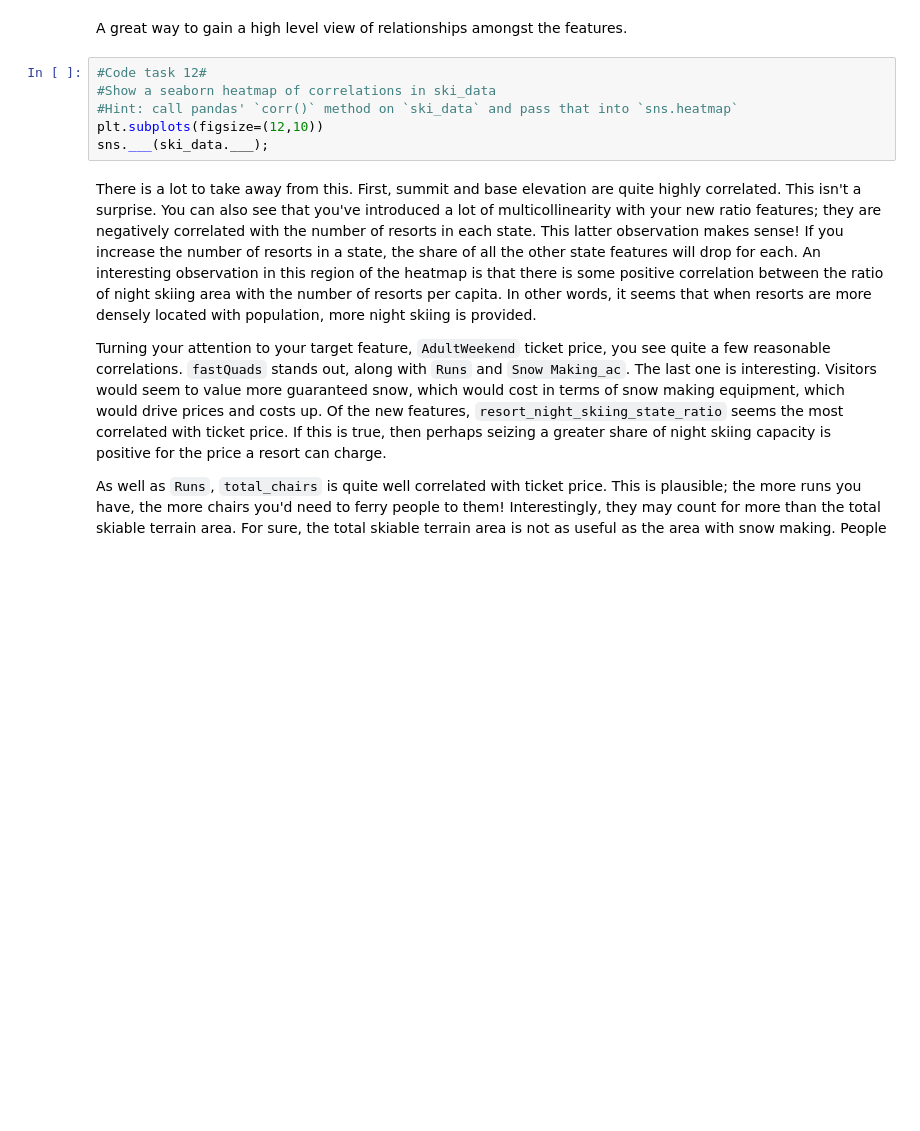
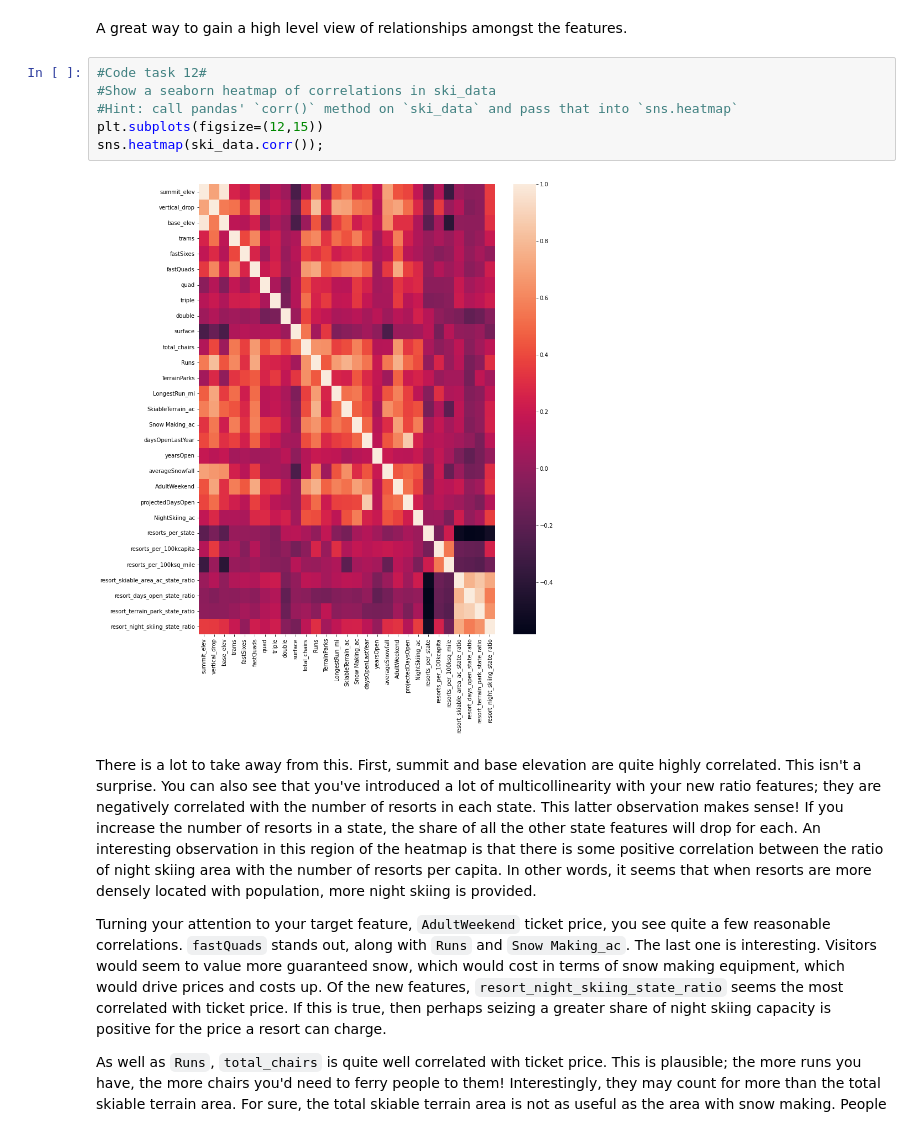
Before and after one commit to naturesbless/DataScienceGuidedCapstone, a Jupyter notebook: Notebooks/03_exploratory_data_analysis.ipynb, the cells around one changed output. Cells and saved outputs as stored; diff of their text form; blank space fills up the shorter version.

```diff
--- a/Notebooks/03_exploratory_data_analysis.ipynb
+++ b/Notebooks/03_exploratory_data_analysis.ipynb
@@ -692,9 +765,11 @@ A great way to gain a high level view of relationships amongst the features.
 # %%
 #Code task 12#
 #Show a seaborn heatmap of correlations in ski_data
 #Hint: call pandas' `corr()` method on `ski_data` and pass that into `sns.heatmap`
-plt.subplots(figsize=(12,10))
-sns.___(ski_data.___);
+plt.subplots(figsize=(12,15))
+sns.heatmap(ski_data.corr());
+# %% [output]
+[figure, added]
 # %% [markdown]
 There is a lot to take away from this. First, summit and base elevation are quite highly correlated. This isn't a surprise. You can also see that you've introduced a lot of multicollinearity with your new ratio features; they are negatively correlated with the number of resorts in each state. This latter observation makes sense! If you increase the number of resorts in a state, the share of all the other state features will drop for each. An interesting observation in this region of the heatmap is that there is some positive correlation between the ratio of night skiing area with the number of resorts per capita. In other words, it seems that when resorts are more densely located with population, more night skiing is provided.
 
```
Also changed, not shown: parts of 8 cells of this notebook, 1 other file.
